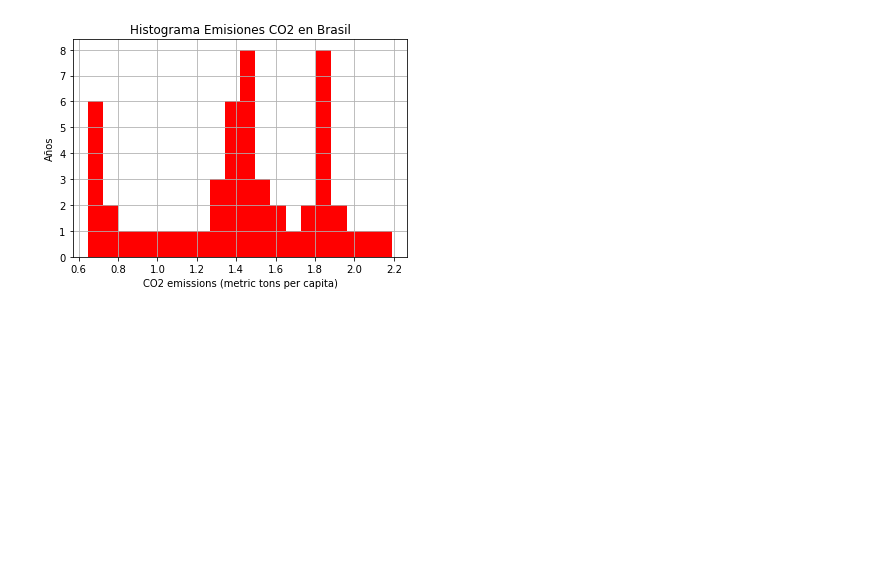
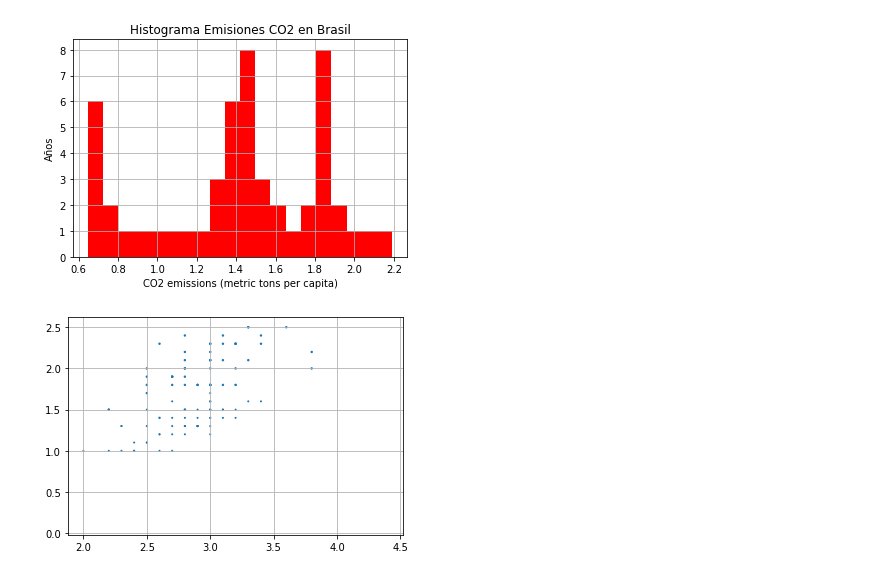
Before and after one commit to dgatti/PortfolioBigData, a Jupyter notebook: PrimerosPasosPython.ipynb, the cells around one changed output. Saved outputs shown, nothing was run; the diff lists cells and outputs as text; code cells hidden in the pictures; blank space fills up the shorter version.

```diff
--- a/PrimerosPasosPython.ipynb
+++ b/PrimerosPasosPython.ipynb
@@ -110,3 +110,15 @@ plt.grid(True)
 plt.show()
 # %% [output]
 [figure]
+# %%
+from sklearn import datasets
+iris=datasets.load_iris()
+# %%
+x=iris.data[:,1]
+y=iris.data[:,3]
+colors=iris.target
+plt.scatter(x,y,colors)
+plt.grid(True)
+plt.show()
+# %% [output]
+[figure, added]
```
